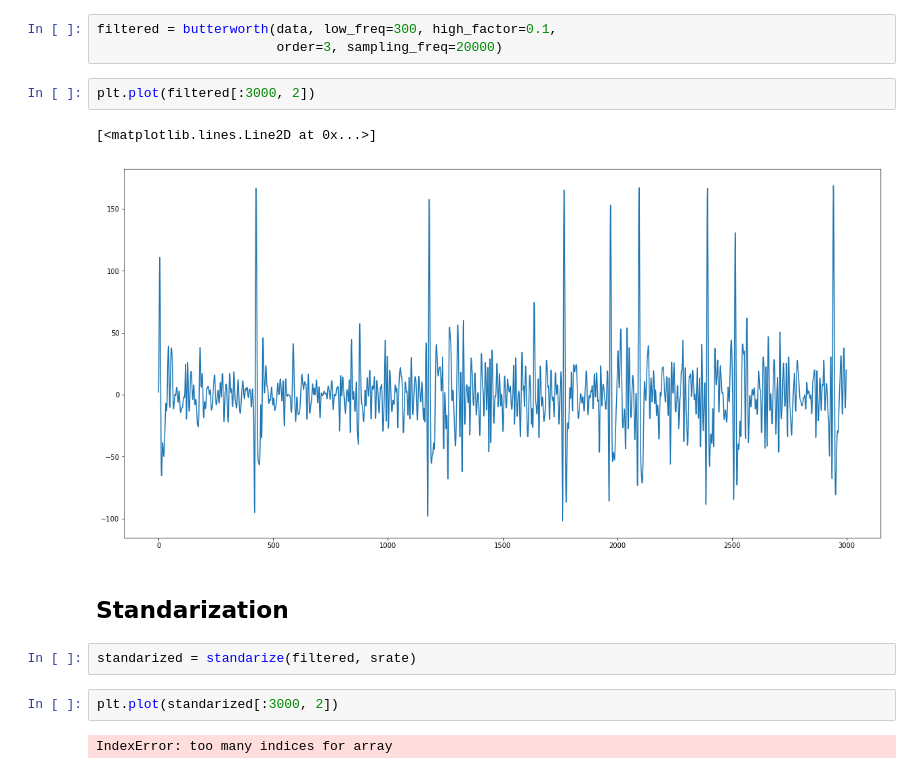
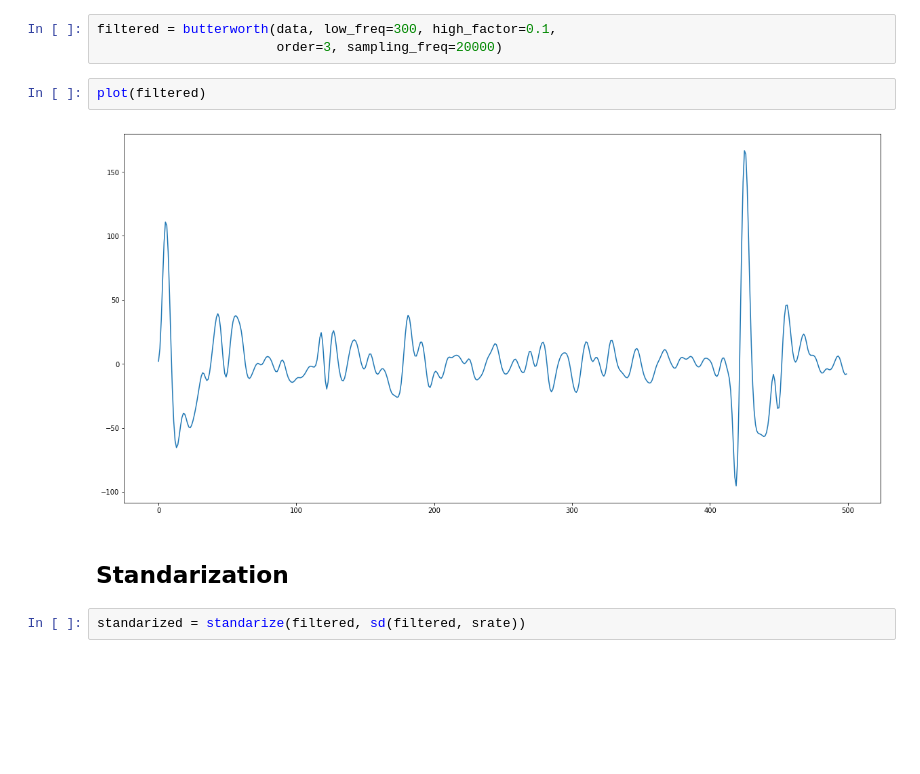
Before and after one commit to edublancas/neural-clustering, a Jupyter notebook: notebooks/pipeline.ipynb, the cells around one changed output. Cells and saved outputs as stored; diff of their text form; blank space fills up the shorter version.

```diff
--- a/notebooks/pipeline.ipynb
+++ b/notebooks/pipeline.ipynb
@@ -31,16 +31,11 @@ plot(data)
 # %%
 filtered = butterworth(data, low_freq=300, high_factor=0.1,
                        order=3, sampling_freq=20000)
-# %%
-plt.plot(filtered[:3000, 2])
-# %% [output]
-[<matplotlib.lines.Line2D at 0x...>]
-[figure, removed]
+# %%
+plot(filtered)
+# %% [output]
+[figure, added]
 # %% [markdown]
 ## Standarization
 # %%
-standarized = standarize(filtered, srate)
+standarized = standarize(filtered, sd(filtered, srate))
-# %%
-plt.plot(standarized[:3000, 2])
-# %% [output]
-IndexError: too many indices for array
```
Also changed, not shown: parts of 4 cells of this notebook.
